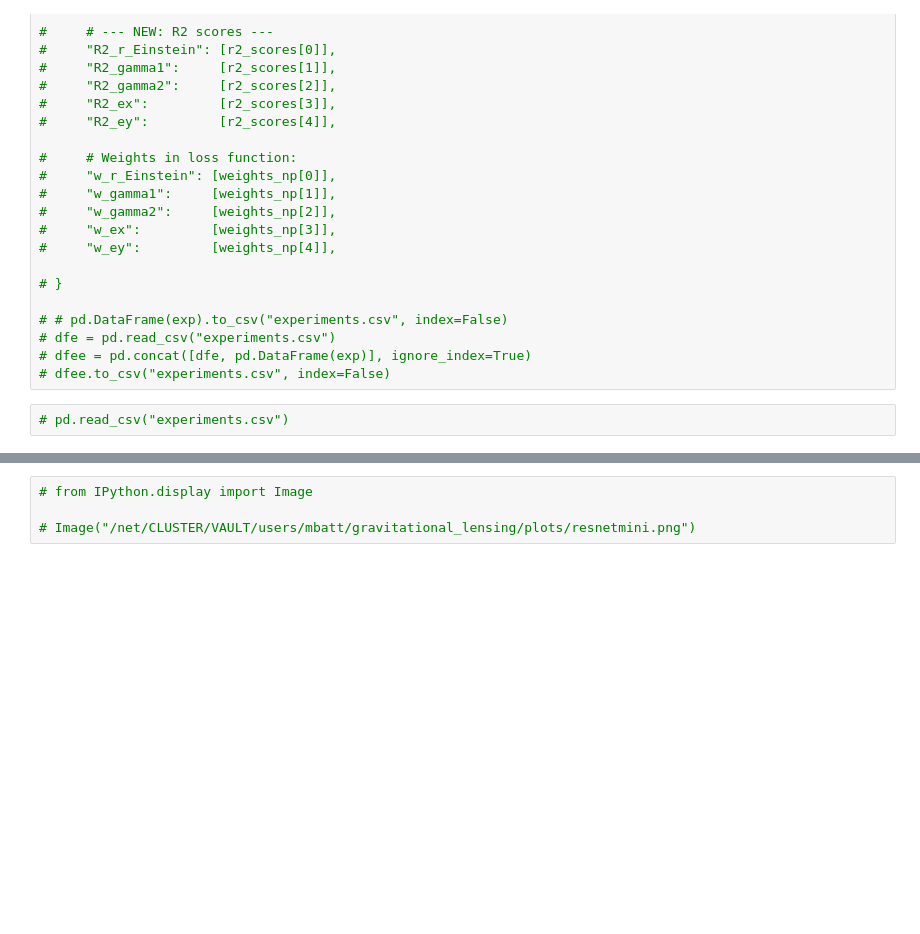
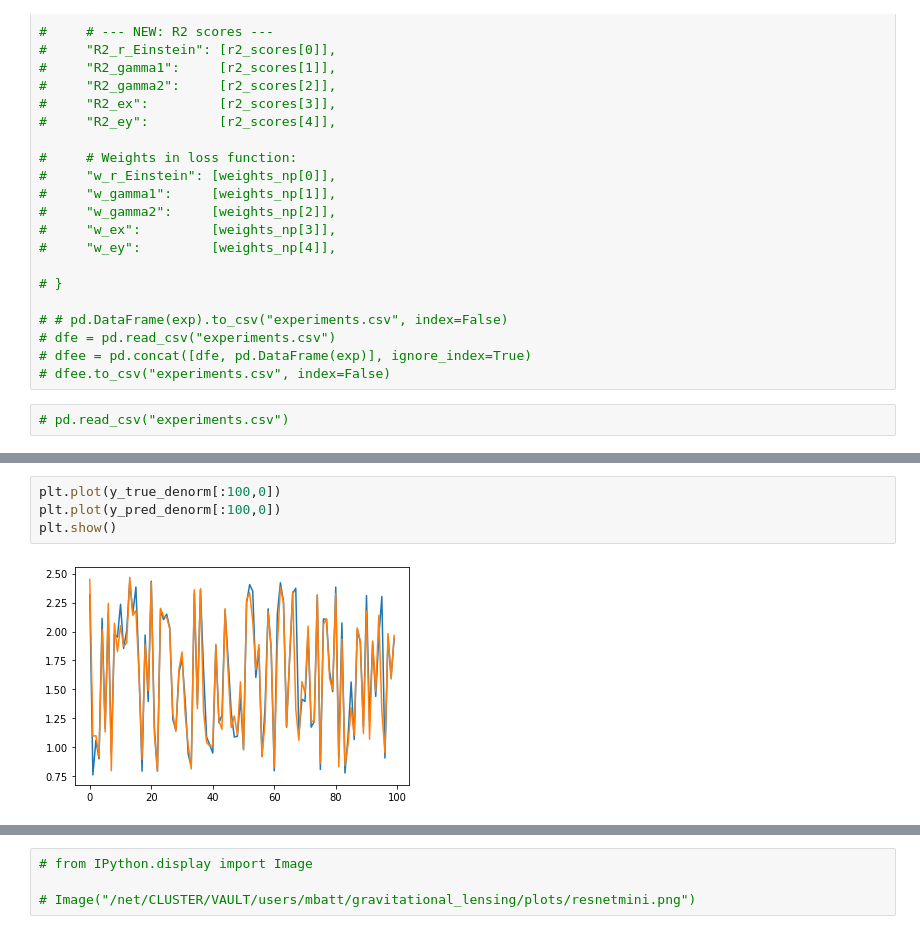
Before and after one commit to matthbatt/Deep-learning-gravitational-lensing, a Jupyter notebook: result.ipynb, the cells around one changed output, grey strips where cells are left out. Cells and saved outputs as stored; diff of their text form; blank space fills up the shorter version.

```diff
--- a/result.ipynb
+++ b/result.ipynb
@@ -787,0 +619,6 @@ plt.show()
+# %%
+plt.plot(y_true_denorm[:100,0])
+plt.plot(y_pred_denorm[:100,0])
+plt.show()
+# %% [output]
+[figure, added]
```
Also changed, not shown: parts of 23 cells of this notebook, 2 other files.
